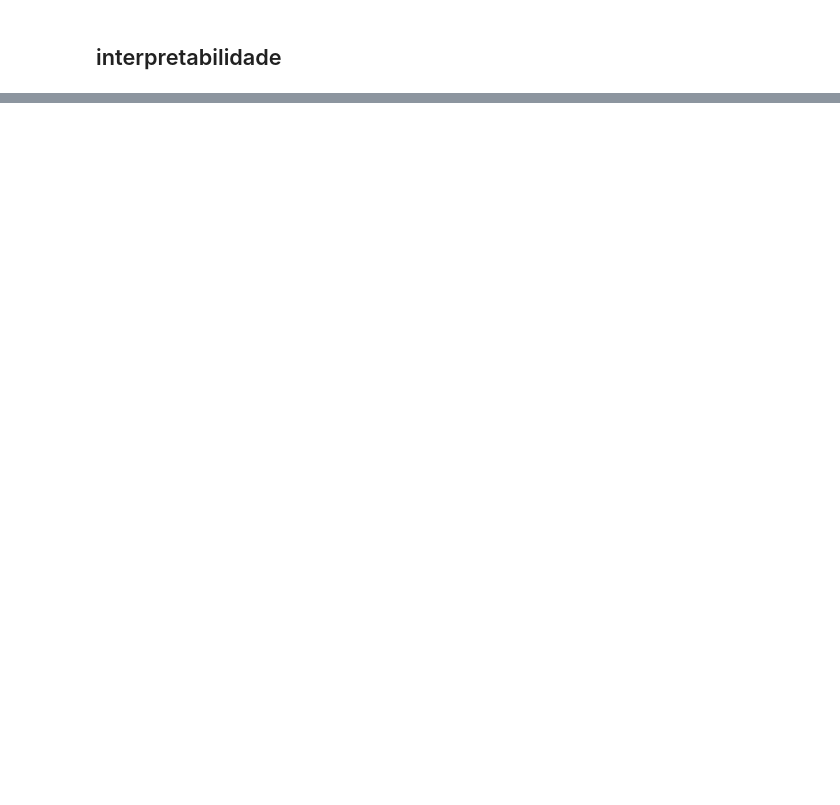
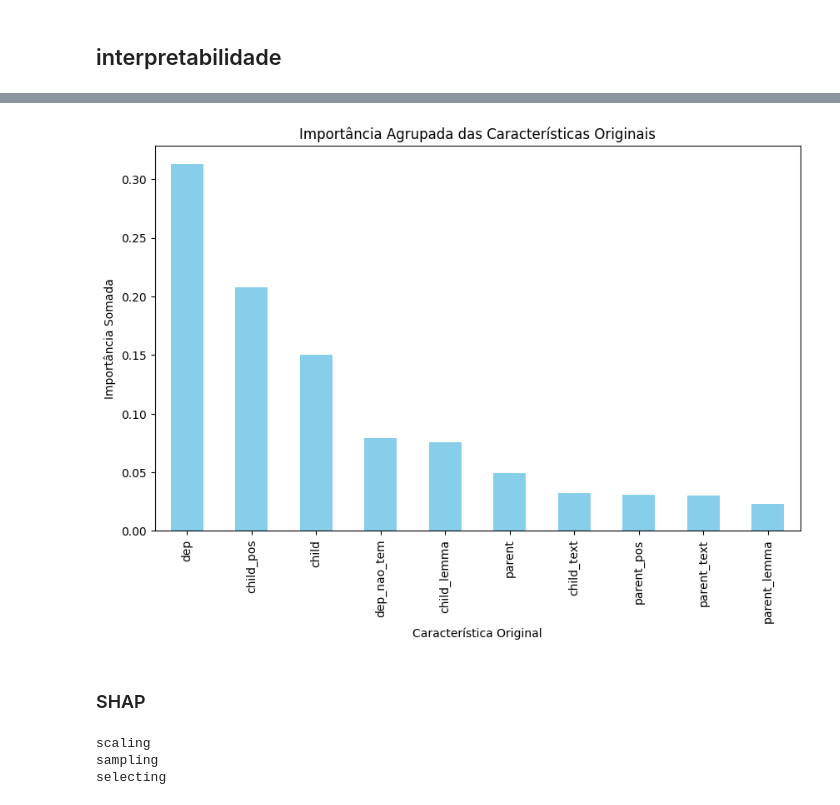
Before and after one commit to semcovici/AMR-BP-prediction, a Jupyter notebook: notebooks/2.0-classification.ipynb, the cells around one changed output, grey strips where cells are left out. Saved outputs shown, nothing was run; the diff lists cells and outputs as text; code cells hidden in the pictures; blank space fills up the shorter version.

```diff
--- a/notebooks/2.0-classification.ipynb
+++ b/notebooks/2.0-classification.ipynb
@@ -160,5 +233,5 @@ X_enc
 X_train, X_test, y_train, y_test = train_test_split(X_enc, y,
                                                     test_size=0.20,
                                                     random_state=42,
-                                                    stratify=y#df_features['stratify-column']
+                                                    stratify=df_features['stratify-column']
                                                     )
@@ -343,0 +460,13 @@ plt.show()
+# %%
+grouped_importances = feature_importance_df.groupby('original_feature')['importance'].sum().sort_values(ascending=False)
+# Plotar o gráfico das características originais mais importantes
+plt.figure(figsize=(10, 6))
+grouped_importances.head(10).plot(kind='bar', color='skyblue')
+plt.title('Importância Agrupada das Características Originais')
+plt.xlabel('Característica Original')
+plt.ylabel('Importância Somada')
+plt.show()
+# %% [output]
+[figure, added]
+# %% [markdown]
+### SHAP
@@ -343,0 +479,15 @@ plt.show()
+# %%
+
+X_test_processed = X_test
+for step in [step[0] for step in model.steps if step[0] != "estimator"]:
+
+    print(step)
+
+    if step == "sampling":
+        pass
+    else:
+        X_test_processed = model[step].transform(X_test_processed)
+# %% [output]
+scaling
+sampling
+selecting
```
Also changed, not shown: parts of 44 cells of this notebook, 19 other files.
